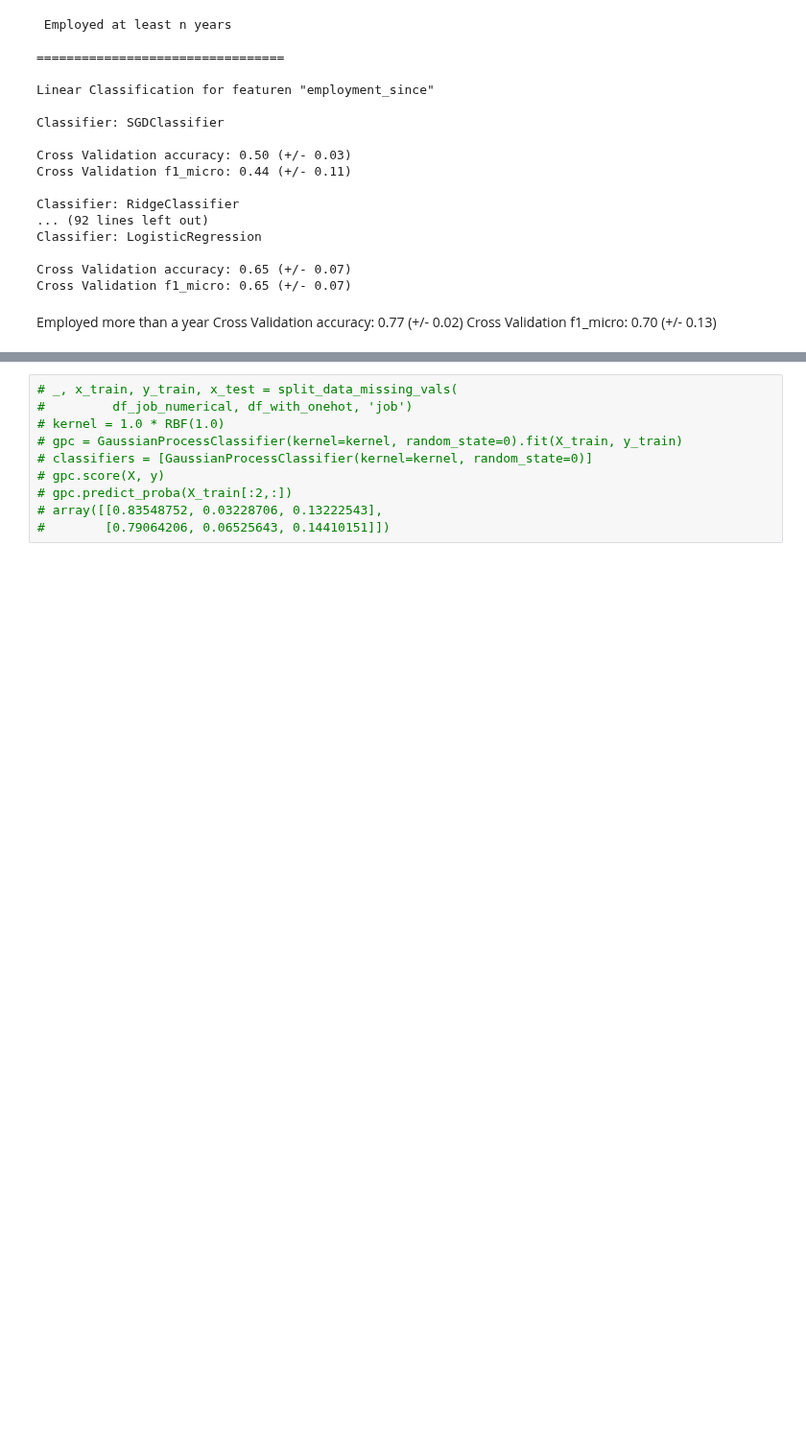
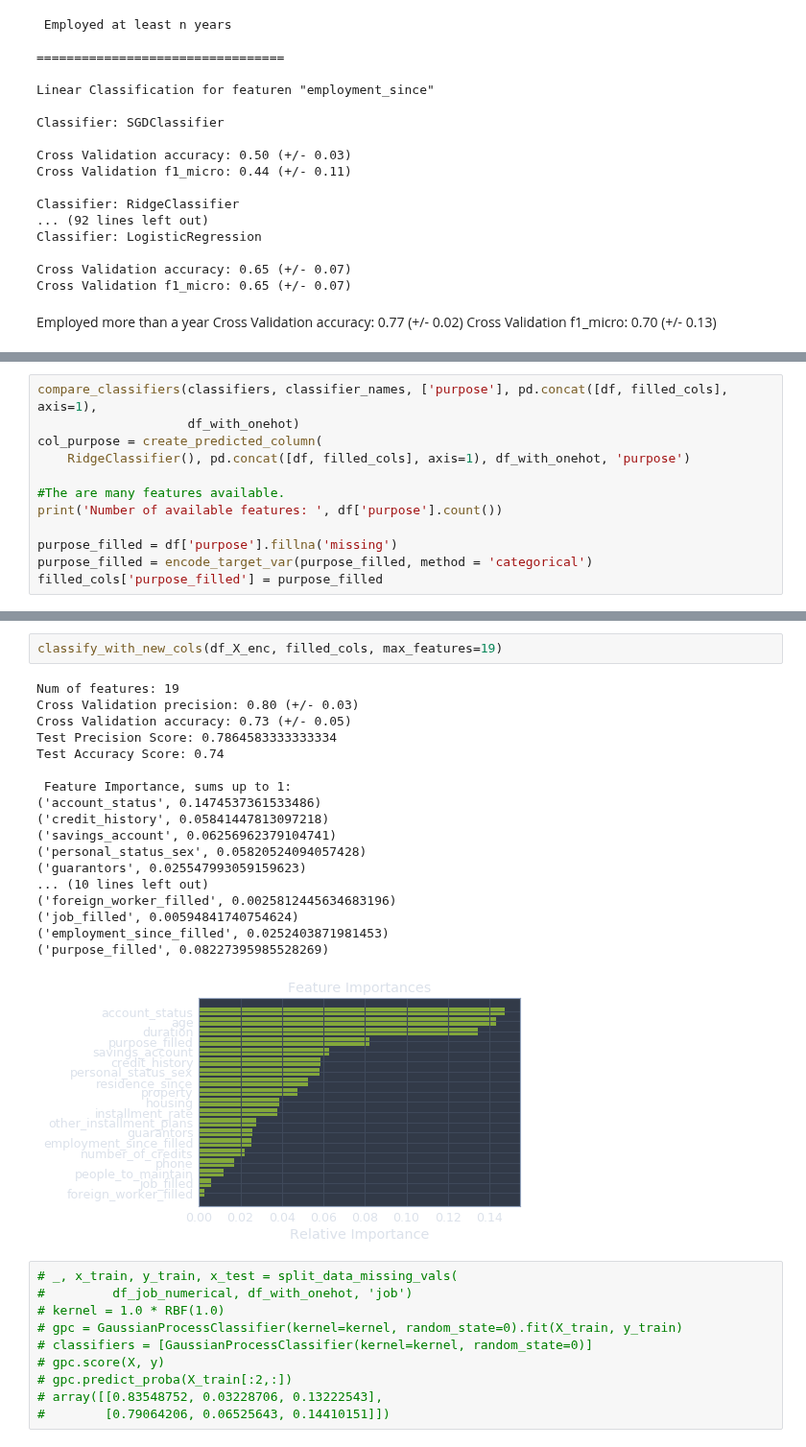
Before and after one commit to alyonavyshnevska/intelligent_data_analysis, a Jupyter notebook: Final_Project/FinalProject.ipynb, the cells around one changed output, grey strips where cells are left out. Shown at 96% size. Saved outputs shown, nothing was run; the diff lists cells and outputs as text; blank space fills up the shorter version.

Commit message:
fill purpose clumn

```diff
--- a/Final_Project/FinalProject.ipynb
+++ b/Final_Project/FinalProject.ipynb
@@ -1192,0 +1197,12 @@ The values of this array sum to 1, unless all trees are single node trees consis
+# %%
+compare_classifiers(classifiers, classifier_names, ['purpose'], pd.concat([df, filled_cols], axis=1),
+                    df_with_onehot)
+col_purpose = create_predicted_column(
+    RidgeClassifier(), pd.concat([df, filled_cols], axis=1), df_with_onehot, 'purpose')
+
+#The are many features available.
+print('Number of available features: ', df['purpose'].count())
+
+purpose_filled = df['purpose'].fillna('missing')
+purpose_filled = encode_target_var(purpose_filled, method = 'categorical')
+filled_cols['purpose_filled'] = purpose_filled
@@ -1193,3 +1229,24 @@ The values of this array sum to 1, unless all trees are single node trees consis
+# %%
+classify_with_new_cols(df_X_enc, filled_cols, max_features=19)
+# %% [output]
+Num of features: 19
+Cross Validation precision: 0.80 (+/- 0.03)
+Cross Validation accuracy: 0.73 (+/- 0.05)
+Test Precision Score: 0.7864583333333334
+Test Accuracy Score: 0.74
+
+ Feature Importance, sums up to 1:
+('account_status', 0.1474537361533486)
+('credit_history', 0.05841447813097218)
+('savings_account', 0.06256962379104741)
+('personal_status_sex', 0.05820524094057428)
+('guarantors', 0.025547993059159623)
+... (10 lines left out)
+('foreign_worker_filled', 0.0025812445634683196)
+('job_filled', 0.00594841740754624)
+('employment_since_filled', 0.0252403871981453)
+('purpose_filled', 0.08227395985528269)
+[figure, added]
 # %%
 # _, x_train, y_train, x_test = split_data_missing_vals(
 #         df_job_numerical, df_with_onehot, 'job')
```
Also changed, not shown: parts of 8 cells of this notebook.
